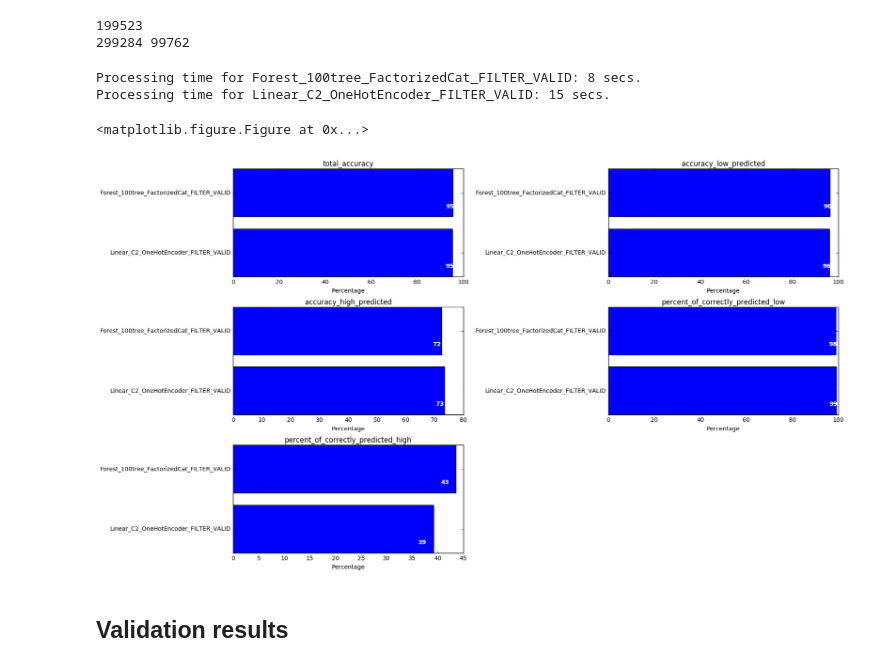
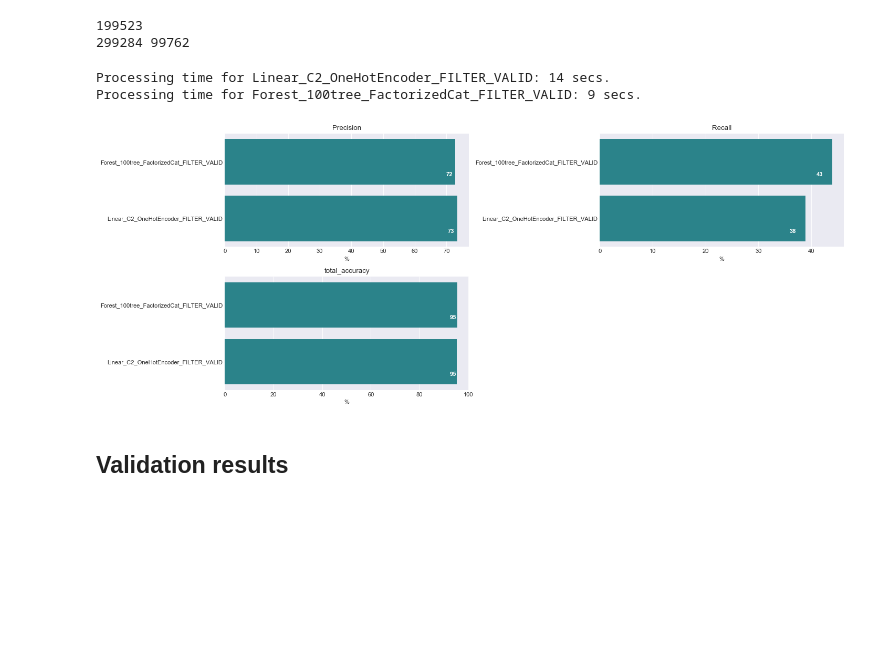
Before and after one commit to SevData/Income_Prediction, a Jupyter notebook: Income_Prediction.ipynb, the cells around one changed output. Drawn from its saved outputs; the diff is of its cells as text; code cells hidden in the pictures; blank space fills up the shorter version.

```diff
--- a/Income_Prediction.ipynb
+++ b/Income_Prediction.ipynb
@@ -559,8 +553,7 @@ arg_dico = {
 }
 
 output = {}
-stats_list = ['total_accuracy','accuracy_low_predicted' ,'accuracy_high_predicted',\
-              'percent_of_correctly_predicted_low','percent_of_correctly_predicted_high']
+stats_list = ['Precision','Recall','total_accuracy']
 
 for stat in stats_list :
     output[stat] = {}
@@ -572,10 +565,8 @@ for arg in arg_dico :
     start_time = time.time()
     conf,feat_importance = model_selection(arg_dico[arg])
     output['total_accuracy'][arg] = (conf[0][0]+conf[1][1])/len(test_data)*100
-    output['accuracy_low_predicted'][arg] = (conf[0][0]/(conf[0][0]+conf[0][1])*100 )
-    output['accuracy_high_predicted'][arg] = (conf[1][1]/(conf[1][0]+conf[1][1])*100 )
-    output['percent_of_correctly_predicted_low'][arg] = (conf[0][0]/(conf[0][0]+conf[1][0])*100 )
-    output['percent_of_correctly_predicted_high'][arg] = (conf[1][1]/(conf[0][1]+conf[1][1])*100 )
+    output['Precision'][arg] = (conf[1][1]/(conf[1][0]+conf[1][1])*100 )
+    output['Recall'][arg] = (conf[1][1]/(conf[0][1]+conf[1][1])*100 )
     feat_output[arg] = feat_importance.tolist()
     print('Processing time for '+arg+':', int(time.time()-start_time),'secs.' )
 # %% [output]
@@ -677,11 +669,11 @@ def model_validation(args):
         test_df = new_df[len_training:]
 
     # Training
-    train_data = train_df.values
+    train_data = train_df.dropna().values
     classifier.fit(train_data[:,:-1], train_data[:,-1] )
 
     # Testing
-    test_data = test_df.drop(['income'],axis = 1).values
+    test_data = test_df.drop(['income'],axis = 1).dropna().values
     prediction = classifier.predict(test_data)
     conf = pd.crosstab(test_df['income'], prediction, rownames=['Test Data'], colnames=['Predictions->'])
 
@@ -710,8 +702,7 @@ arg_dico = {
 }
 
 output = {}
-stats_list = ['total_accuracy','accuracy_low_predicted' ,'accuracy_high_predicted',\
-              'percent_of_correctly_predicted_low','percent_of_correctly_predicted_high']
+stats_list = ['Precision','Recall','total_accuracy']
 
 for stat in stats_list :
     output[stat] = {}
@@ -723,48 +714,42 @@ for arg in arg_dico :
     start_time = time.time()
     conf,feat_importance = model_validation(arg_dico[arg])
     output['total_accuracy'][arg] = (conf[0][0]+conf[1][1])/len(valid_df)*100
-    output['accuracy_low_predicted'][arg] = (conf[0][0]/(conf[0][0]+conf[0][1])*100 )
-    output['accuracy_high_predicted'][arg] = (conf[1][1]/(conf[1][0]+conf[1][1])*100 )
-    output['percent_of_correctly_predicted_low'][arg] = (conf[0][0]/(conf[0][0]+conf[1][0])*100 )
-    output['percent_of_correctly_predicted_high'][arg] = (conf[1][1]/(conf[0][1]+conf[1][1])*100 )
+    output['Precision'][arg] = (conf[1][1]/(conf[1][0]+conf[1][1])*100 )
+    output['Recall'][arg] = (conf[1][1]/(conf[0][1]+conf[1][1])*100 )
+
     feat_output[arg] = feat_importance.tolist()
     print('Processing time for '+arg+':', int(time.time()-start_time),'secs.' )
 # %% [output]
-Processing time for Forest_100tree_FactorizedCat_FILTER_VALID: 8 secs.
-Processing time for Linear_C2_OneHotEncoder_FILTER_VALID: 15 secs.
+Processing time for Linear_C2_OneHotEncoder_FILTER_VALID: 14 secs.
+Processing time for Forest_100tree_FactorizedCat_FILTER_VALID: 9 secs.
 # %%
-plt.gcf().clear()
-
 fig = plt.figure(figsize=(18, 10), dpi= 80, facecolor='w', edgecolor='k')
 total_nb = len( df)
-for i in range(5) :
+for i in range(3) :
 
     stat = stats_list[i]
     ax1 = fig.add_subplot(3,2,i+1)
 
     labels = []
     sizes = []
 
     for arg in sorted(output[stat]) :
         labels.append(arg)
         sizes.append(output[stat][arg])
 
-    y_pos = np.arange(len(labels))
-    ax1.barh(y_pos, sizes, align='center', color='blue', ecolor='black')
-    ax1.set_title(stat);
-    ax1.set_yticks(y_pos)
-    ax1.set_yticklabels(labels)
-    ax1.invert_yaxis()  # labels read top-to-bottom
-    ax1.set_xlabel('Percentage')
+    colors =  ['#1B919A' for label in labels ]
+
+    sns.barplot(x=sizes, y=labels,  ax = ax1, palette=colors)
+    ax1.set_xlabel('%')
+    ax1.set_title(stat)
+
 
     for i, v in enumerate(sizes):
         ax1.text(v -3 , i + .25, str(int(v)), color='white', fontweight='bold')
 
 plt.tight_layout()
-plt.show()
 # %% [output]
-<matplotlib.figure.Figure at 0x...>
-[figure, old version]
+[figure, new version]
 # %% [markdown]
 ## Validation results
 # %% [markdown]
```
Also changed, not shown: parts of 57 cells of this notebook.
